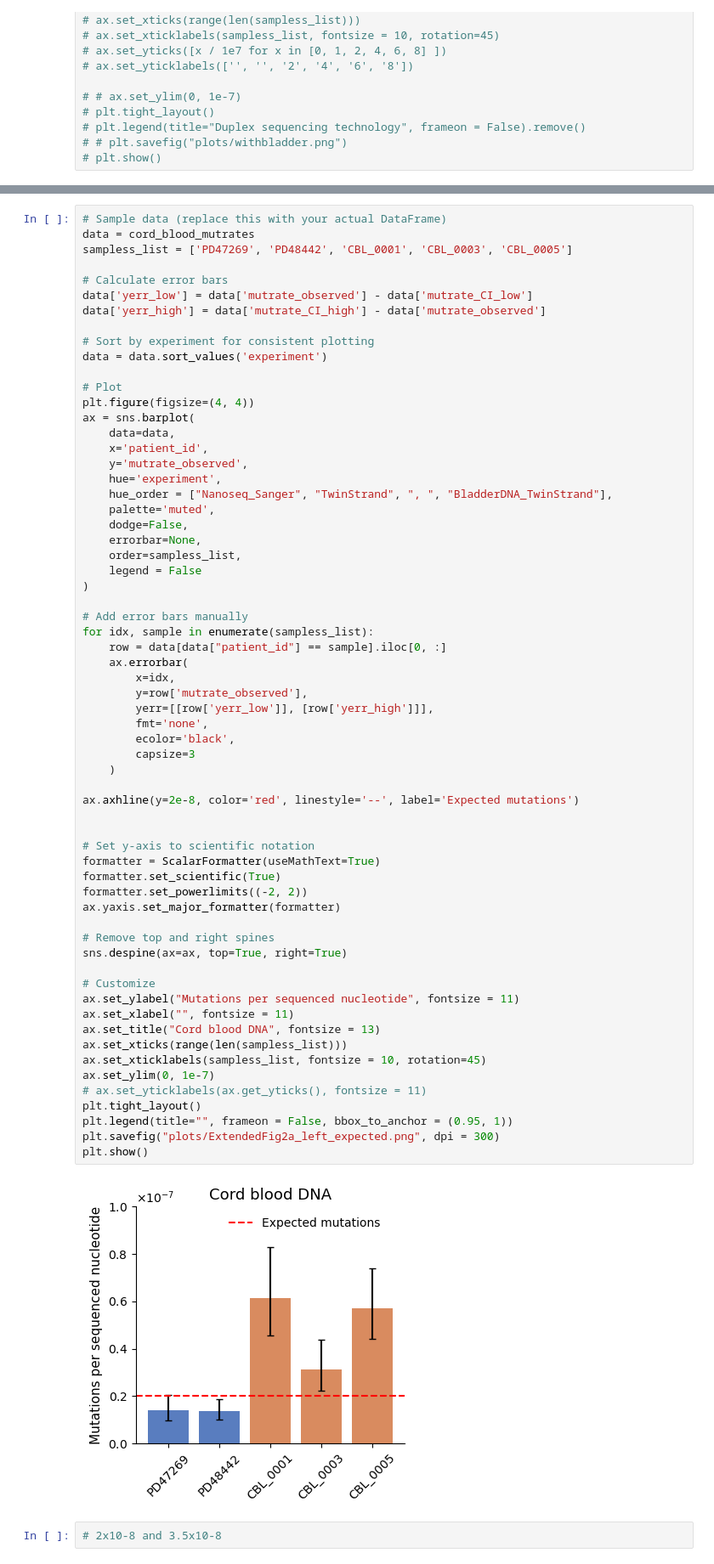
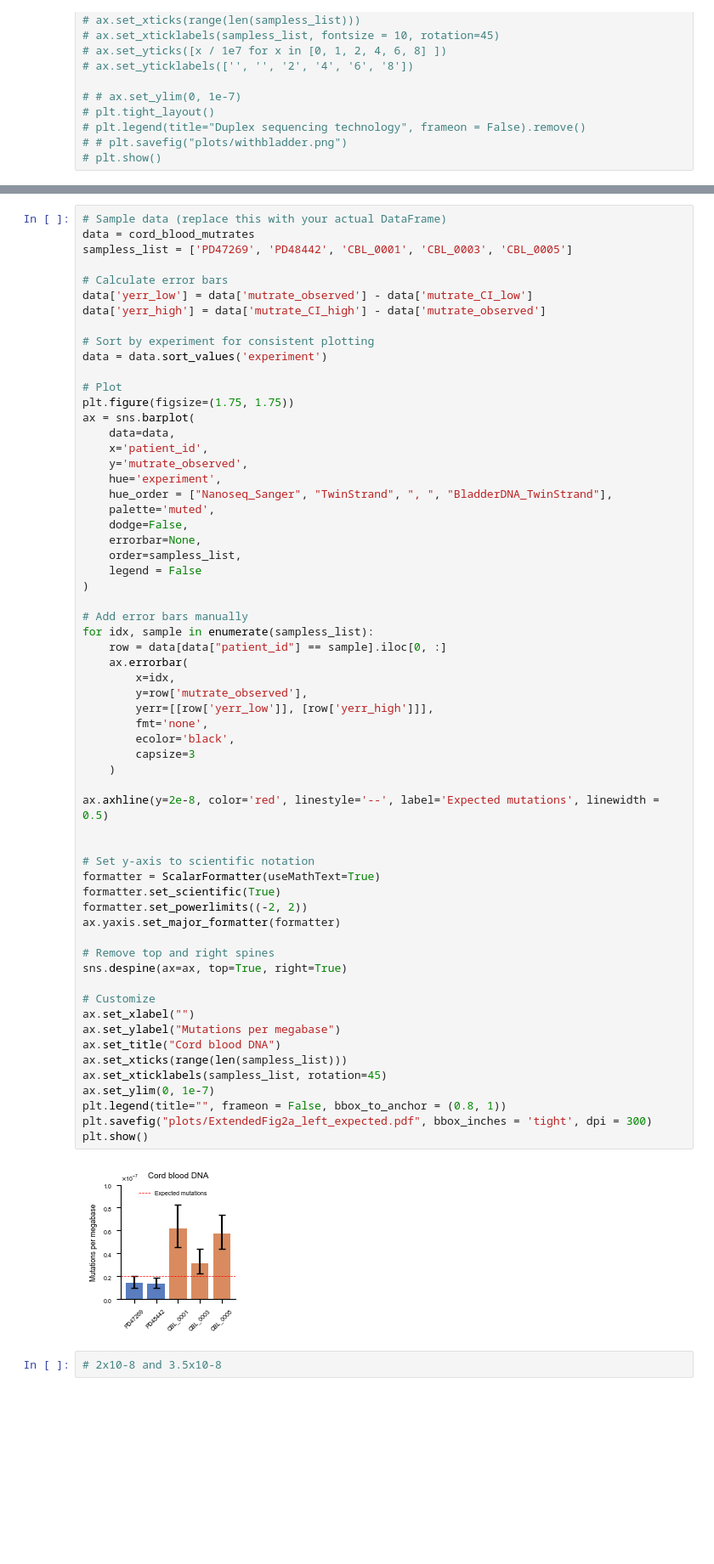
Before and after one commit to bbglab/normal_bladder_paper, a Jupyter notebook: extended/extended2/Extended2a_error_rate.ipynb, the cells around one changed output, grey strips where cells are left out. Shown: that part at 85% size. Saved outputs shown, nothing was run; the diff lists cells and outputs as text; blank space fills up the shorter version.

Commit message:
update extendedfig 2

```diff
--- a/extended/extended2/Extended2a_error_rate.ipynb
+++ b/extended/extended2/Extended2a_error_rate.ipynb
@@ -272,7 +270,7 @@ data['yerr_high'] = data['mutrate_CI_high'] - data['mutrate_observed']
 data = data.sort_values('experiment')
 
 # Plot
-plt.figure(figsize=(4, 4))
+plt.figure(figsize=(1.75, 1.75))
 ax = sns.barplot(
     data=data,
     x='patient_id',
@@ -296,34 +294,32 @@ for idx, sample in enumerate(sampless_list):
         fmt='none',
         ecolor='black',
         capsize=3
     )
 
-ax.axhline(y=2e-8, color='red', linestyle='--', label='Expected mutations')
+ax.axhline(y=2e-8, color='red', linestyle='--', label='Expected mutations', linewidth = 0.5)
 
 
 # Set y-axis to scientific notation
 formatter = ScalarFormatter(useMathText=True)
 formatter.set_scientific(True)
 formatter.set_powerlimits((-2, 2))
 ax.yaxis.set_major_formatter(formatter)
 
 # Remove top and right spines
 sns.despine(ax=ax, top=True, right=True)
 
 # Customize
-ax.set_ylabel("Mutations per sequenced nucleotide", fontsize = 11)
-ax.set_xlabel("", fontsize = 11)
-ax.set_title("Cord blood DNA", fontsize = 13)
+ax.set_xlabel("")
+ax.set_ylabel("Mutations per megabase")
+ax.set_title("Cord blood DNA")
 ax.set_xticks(range(len(sampless_list)))
-ax.set_xticklabels(sampless_list, fontsize = 10, rotation=45)
+ax.set_xticklabels(sampless_list, rotation=45)
 ax.set_ylim(0, 1e-7)
-# ax.set_yticklabels(ax.get_yticks(), fontsize = 11)
-plt.tight_layout()
-plt.legend(title="", frameon = False, bbox_to_anchor = (0.95, 1))
-plt.savefig("plots/ExtendedFig2a_left_expected.png", dpi = 300)
+plt.legend(title="", frameon = False, bbox_to_anchor = (0.8, 1))
+plt.savefig("plots/ExtendedFig2a_left_expected.pdf", bbox_inches = 'tight', dpi = 300)
 plt.show()
 # %% [output]
-[figure, old version]
+[figure, new version]
 # %%
 # 2x10-8 and 3.5x10-8
 # %% [markdown]
```
Also changed, not shown: parts of 2 cells of this notebook, 6 other files.
